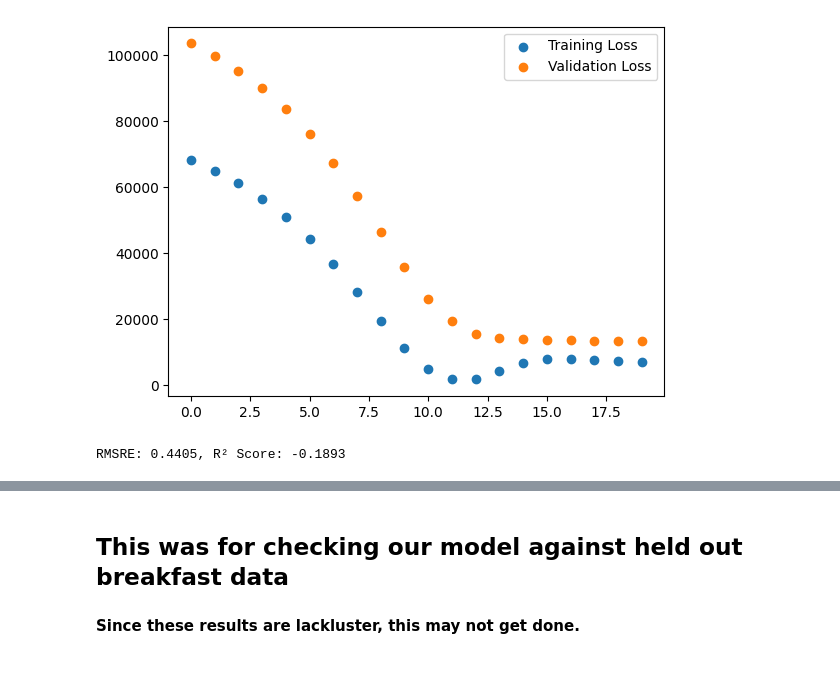
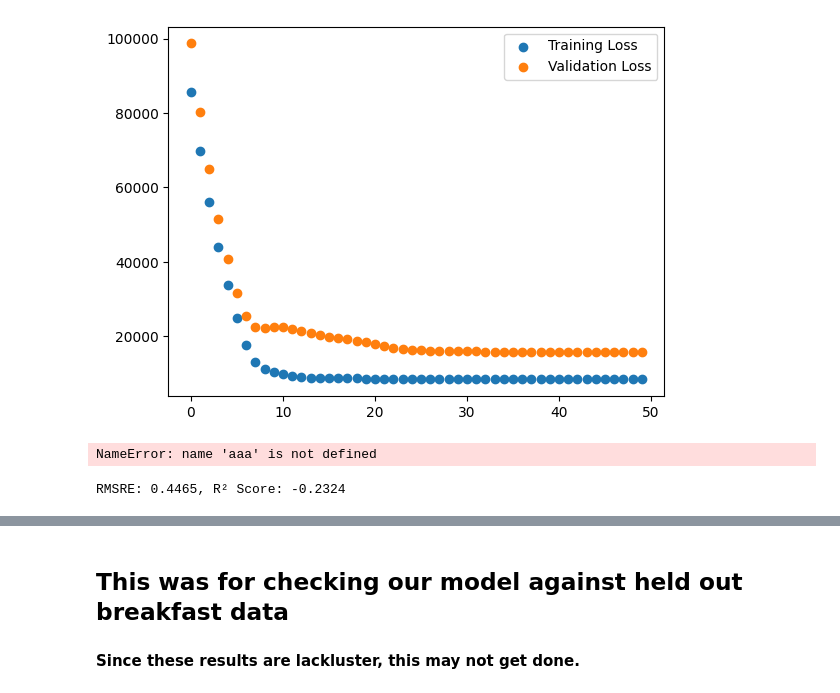
Before and after one commit to omarkhater-school/multi_modal_cgm_analysis, a Jupyter notebook: initial_modeling/cgm_rnn.ipynb, the cells around one changed output, grey strips where cells are left out. Drawn from its saved outputs; the diff is of its cells as text; code cells hidden in the pictures.

```diff
--- a/initial_modeling/cgm_rnn.ipynb
+++ b/initial_modeling/cgm_rnn.ipynb
@@ -9,9 +9,30 @@ import matplotlib.pyplot as plt
 import torch
 import torch.nn as nn
 from torch.utils.data import DataLoader,Dataset, ConcatDataset
+from cgm_pp_helpers import read_cgm_data, CGMDataPipeline
 
 L = ['Breakfast Calories','Lunch Calories','Breakfast Carbs','Lunch Carbs','Breakfast Fat','Lunch Fat','Breakfast Protein','Lunch Protein']
-LABELS = 8
+LABELS = 8 # 2,4,8
+DELTA = 1 # 0,1,2
+
+def aggs(cgm):
+    pp = CGMDataPipeline()
+    cgm_train_features = pp.fit_transform(read_cgm_data(cgm))
+    cgm_features = [
+    'Subject ID',
+    'Day',
+    'Breakfast_mean',
+    'Breakfast_std',
+    'Breakfast_min',
+    'Breakfast_max',
+    'Breakfast_median',
+    'Breakfast_range',
+    'Breakfast_auc',
+    'Breakfast_rate_of_change',
+    'Breakfast_skewness',
+    'Breakfast_kurtosis'
+    ]
+    return cgm_train_features[cgm_features]
 
 def datacsv2dl(img,cgm,viome,lbl):
     class dataset(Dataset):
@@ -186,13 +207,15 @@ def datacsv2ndarry_cgm_delta(cgm,viome,lbl):
         # except:
         #     cgm_data.drop(j, inplace=True)
 
-    cgm_data['CGM Shift'] = cgm_data.groupby('Subject ID')['CGM Data'].shift(-1)
-    cgm_data = cgm_data.dropna(subset=['CGM Shift'])
-    cgm_data['CGM Data'] = cgm_data['CGM Shift']
+    if DELTA>0:
+        cgm_data['CGM Shift'] = cgm_data.groupby('Subject ID')['CGM Data'].shift(-DELTA)
+        cgm_data = cgm_data.dropna(subset=['CGM Shift'])
+        cgm_data['CGM Data'] = cgm_data['CGM Shift']
 
     viome_data = pd.read_csv(viome)
     # viome_data['Viome'] = viome_data['Viome'].apply(ast.literal_eval).apply(np.array)
 
+    cgm_data = cgm_data.merge(aggs(cgm), on=['Subject ID','Day'])
     data = cgm_data.merge(viome_data, on=['Subject ID'])
 
     labels = pd.read_csv(lbl)
@@ -204,7 +227,7 @@ def datacsv2ndarry_cgm_delta(cgm,viome,lbl):
         labels = data.merge(labels, on=['Subject ID','Day'])[['Breakfast Calories','Lunch Calories','Breakfast Carbs','Lunch Carbs','Breakfast Fat','Lunch Fat','Breakfast Protein','Lunch Protein']]
         labels = labels[L[:LABELS]]
         print(f'Label Columns: {labels.columns}')
-    data = data[['Breakfast Time','Lunch Time','CGM Data','Diabetes Status','A1C']]
+    data = data[['Breakfast Time','Lunch Time','CGM Data','Diabetes Status','A1C','Breakfast_mean','Breakfast_std','Breakfast_min','Breakfast_max','Breakfast_median','Breakfast_range','Breakfast_auc', 'Breakfast_rate_of_change','Breakfast_skewness','Breakfast_kurtosis']]
     print(f'Data Columns: {data.columns}')
 
     return np.array(data), np.array(labels)
@@ -274,7 +300,7 @@ class TimeSeriesDataset(Dataset):
         if not row[2]:
             raise ValueError(f"Sequence at index {idx} is empty.")
         seq = torch.tensor(row[2], dtype=torch.float32)
-        aux = torch.tensor([row[0], row[1], row[3], row[4]], dtype=torch.float32)
+        aux = torch.tensor([row[0], row[1], row[3], row[4], row[5], row[6], row[7], row[8], row[9], row[10], row[11], row[12], row[13], row[14]], dtype=torch.float32)
         target = torch.tensor(self.target[idx], dtype=torch.float32)
         return seq, aux, target
 
@@ -300,7 +326,7 @@ dataloader.dataset.data.shape, dataloader.dataset.target.shape
 class RNNWithAuxiliary(nn.Module):
     def __init__(self, input_dim, hidden_dim, aux_dim, output_dim):
         super(RNNWithAuxiliary, self).__init__()
-        self.lstm = nn.LSTM(input_dim, hidden_dim, batch_first=True, bidirectional=True, )
+        self.lstm = nn.LSTM(input_dim, hidden_dim, batch_first=True,bidirectional=True)
         self.aux_dense = nn.Linear(aux_dim, 16)
 
         # Fully connected layers for the combined output
@@ -328,7 +354,7 @@ class RNNWithAuxiliary(nn.Module):
 # Initialize Model
 input_dim = 2  # Each time step has 2 features
 hidden_dim = 32
-aux_dim = 4  # Auxiliary features
+aux_dim = 14  # Auxiliary features
 output_dim = LABELS  # LABELS output
 model = RNNWithAuxiliary(input_dim, hidden_dim, aux_dim, output_dim)
 
@@ -340,7 +366,7 @@ training_loss = []
 validation_loss = []
 
 # Training Loop
-for epoch in range(20):
+for epoch in range(50):
     model.train()
     for sequences, lengths, aux_data, targets in dataloader:
         optimizer.zero_grad()
@@ -391,7 +414,7 @@ Epoch 20, Training Loss: 7055.0562, Evaluation Loss: 13315.0861
 # %%
-plt.scatter(range(20), training_loss, label='Training Loss')
-plt.scatter(range(20), validation_loss, label='Validation Loss')
+plt.scatter(range(50), training_loss, label='Training Loss')
+plt.scatter(range(50), validation_loss, label='Validation Loss')
 plt.legend()
 plt.show()
 # %% [output]
-[figure, old version]
+[figure, new version]
@@ -400,3 +421,8 @@ epochs = 12
+# %%
+epochs = 25
+aaa
+# %% [output]
+NameError: name 'aaa' is not defined
 # %%
 def rmsre(y_true, y_pred):
     return np.sqrt(np.mean(((y_true - y_pred) / y_true) ** 2))
@@ -404,7 +430,7 @@ def rmsre(y_true, y_pred):
 # Initialize Model
 input_dim = 2  # Each time step has 2 features
 hidden_dim = 32
-aux_dim = 4  # Auxiliary features
+aux_dim = 14  # Auxiliary features
 output_dim = LABELS  # LABELS output
 model = RNNWithAuxiliary(input_dim, hidden_dim, aux_dim, output_dim)
 
@@ -470,7 +496,7 @@ rrmmssrree = rmsre(all_targets[:,1], all_outputs[:,1])
 
 print(f"RMSRE: {rrmmssrree:.4f}, R² Score: {r2:.4f}")
 # %% [output]
-RMSRE: 0.4405, R² Score: -0.1893
+RMSRE: 0.4465, R² Score: -0.2324
 # %%
 def plot_regression_curve(y_true, y_pred, best_model_rmsre, best_model_r2, title):
     """
```
Also changed, not shown: parts of 8 cells of this notebook.
